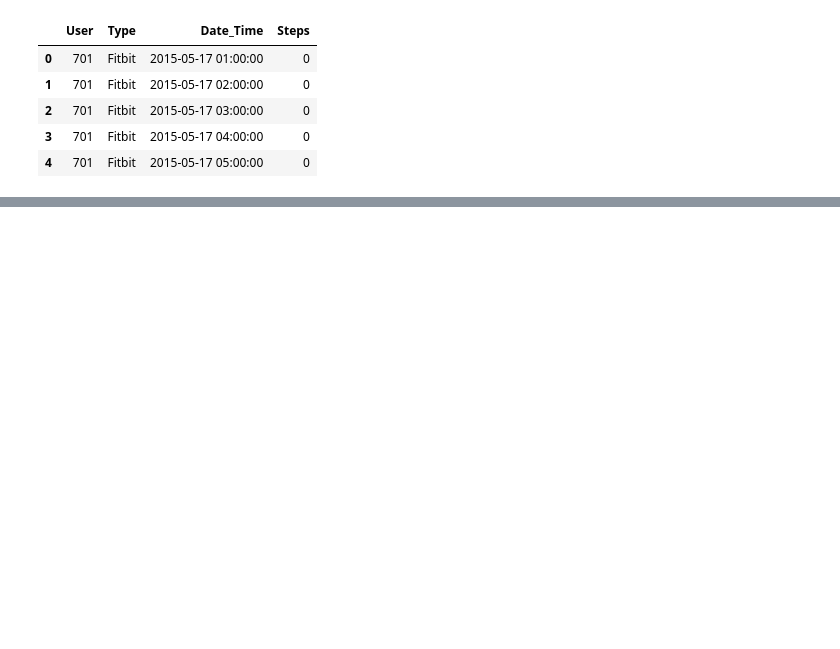
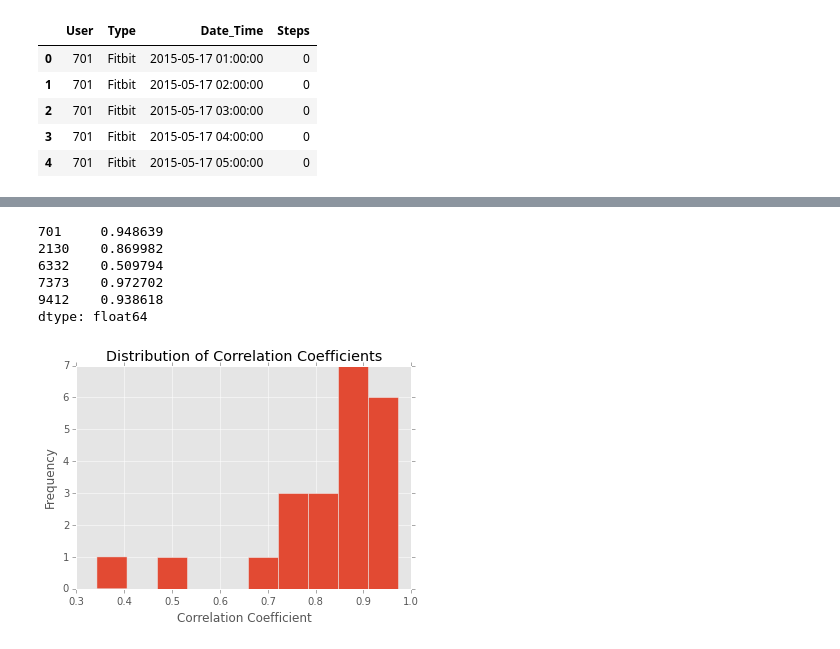
Before and after one commit to mpera/MIDS, a Jupyter notebook: MIDS .ipynb, the cells around one changed output, grey strips where cells are left out. Saved outputs shown, nothing was run; the diff lists cells and outputs as text; code cells hidden in the pictures; blank space fills up the shorter version.

Commit message:
Calculating correlation coefficients and plotting

```diff
--- a/MIDS .ipynb
+++ b/MIDS .ipynb
@@ -174,0 +152,28 @@ for user, user_data in master.groupby(['User']):
+# %%
+correlation = pd.Series()
+
+for user, user_data in master.groupby(['User']):
+    actigraph = np.array(user_data.Type == 'Actigraph')
+    a = user_data[actigraph].Steps
+    fitbit = np.array(user_data.Type == 'Fitbit')
+    f = user_data[fitbit].Steps
+
+    corr = np.corrcoef(a,f)[0,1]
+    correlation = correlation.append(pd.Series(corr, index=[user]))
+
+correlation.head()
+# %% [output]
+701     0.948639
+2130    0.869982
+6332    0.509794
+7373    0.972702
+9412    0.938618
+dtype: float64
+# %%
+plt.hist(correlation.values)
+plt.xlabel('Correlation Coefficient')
+plt.ylabel('Frequency')
+plt.title('Distribution of Correlation Coefficients')
+plt.show()
+# %% [output]
+[figure, added]
```
Also changed, not shown: parts of 9 cells of this notebook.
